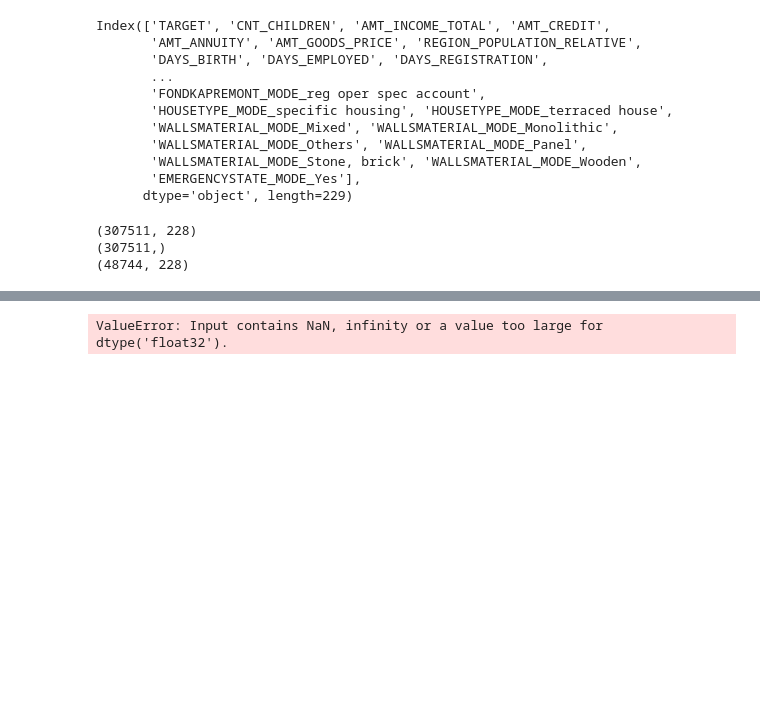
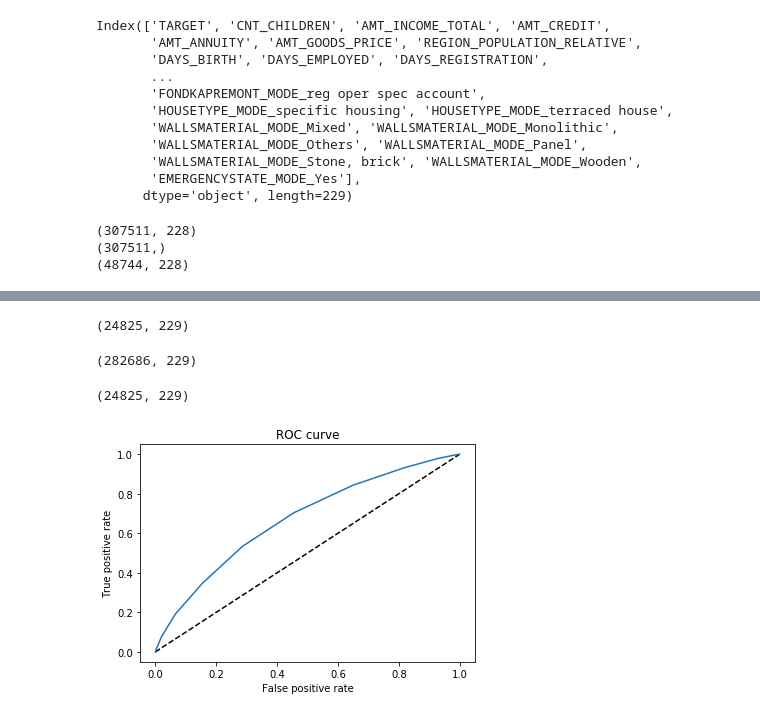
Before and after one commit to andylikescodes/Kaggle-HomeCreditDefaultRisk, a Jupyter notebook: explore.ipynb, the cells around one changed output, grey strips where cells are left out. Drawn from its saved outputs; the diff is of its cells as text; code cells hidden in the pictures; blank space fills up the shorter version.

```diff
--- a/explore.ipynb
+++ b/explore.ipynb
@@ -127,0 +164,6 @@ print(test.shape)
+# %%
+X_imp = imp.fit_transform(X)
+test_imp = imp.fit_transform(test)
+
+clf.fit(X_imp, y)
+y_pred = clf.predict(test_imp)
@@ -128,18 +206,39 @@ print(test.shape)
+# %%
+# Try another model with balanced dataset
+label_1 = full_set_with_dummies.loc[full_set_with_dummies['TARGET'] == 1.0]
+label_0 = full_set_with_dummies.loc[full_set_with_dummies['TARGET'] == 0]
+# %%
+print(label_1.shape)
+# %% [output]
+(24825, 229)
+# %%
+print(label_0.shape)
+# %% [output]
+(282686, 229)
+# %%
+label_0_samples = label_0.sample(label_1.shape[0])
+print(label_0_samples.shape)
+# %% [output]
+(24825, 229)
+# %%
+balanced = pd.concat([label_1, label_0_samples], sort=False)
+X = balanced.loc[:,train_test_cols]
+y = balanced.loc[:,'TARGET']
 # %%
-from sklearn.ensemble import RandomForestClassifier
-from sklearn.model_selection import train_test_split
 X_train, X_test, y_train, y_test = train_test_split(X, y, test_size=0.3)
+X_train_imp = imp.fit_transform(X_train)
+X_test_imp = imp.fit_transform(X_test)
 clf = RandomForestClassifier(n_estimators=10)
-clf.fit(X_train, y_train)
-y_pred_rt = clf.predict_proba(X_test)[:, 1]
+clf.fit(X_train_imp, y_train)
+y_pred_rt = clf.predict_proba(X_test_imp)[:, 1]
 fpr_rt, tpr_rt, _ = roc_curve(y_test, y_pred_rt)
 
 plt.figure(1)
 plt.plot([0, 1], [0, 1], 'k--')
 plt.plot(fpr_rt, tpr_rt, label='RF')
 plt.xlabel('False positive rate')
 plt.ylabel('True positive rate')
 plt.title('ROC curve')
 plt.show()
 # %% [output]
-ValueError: Input contains NaN, infinity or a value too large for dtype('float32').
+[figure, added]
```
Also changed, not shown: parts of 13 cells of this notebook.
